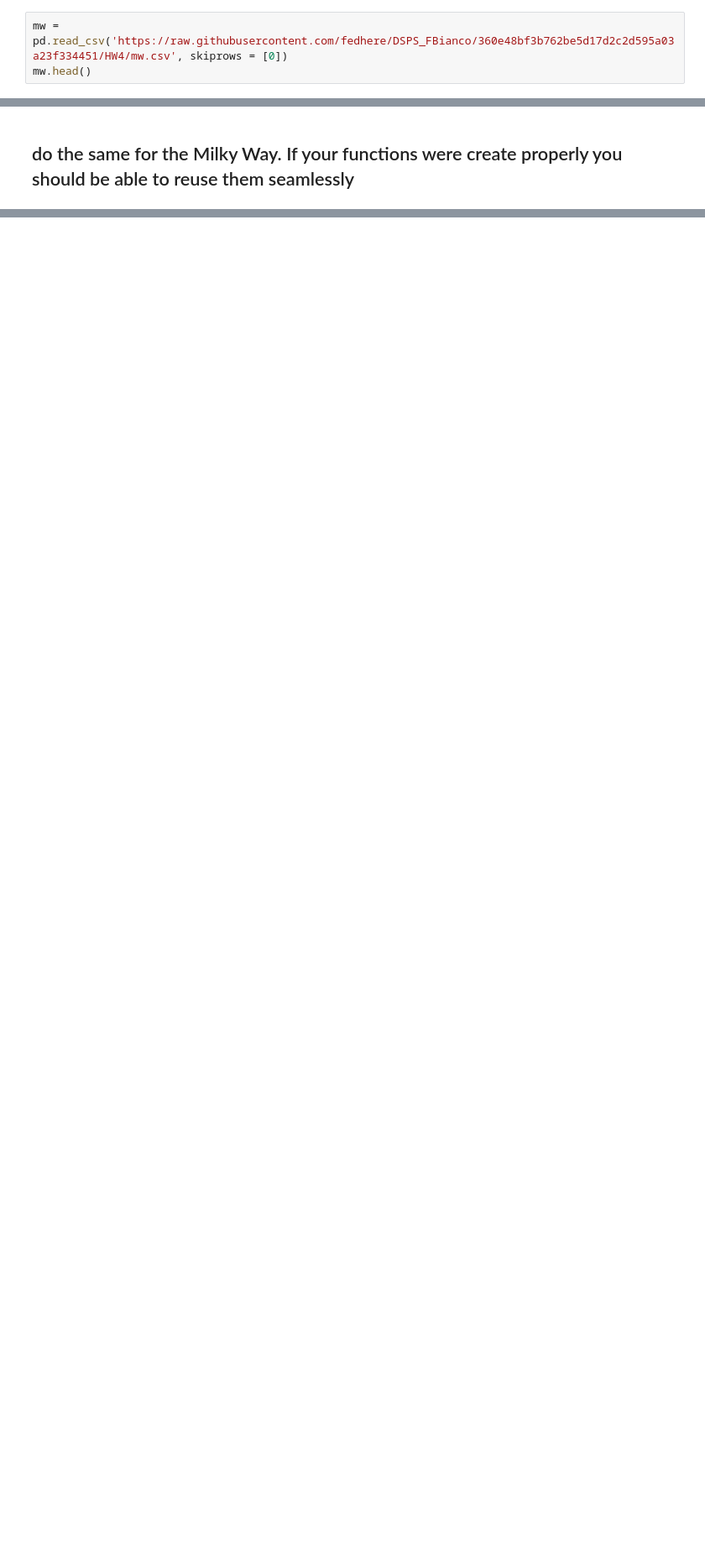
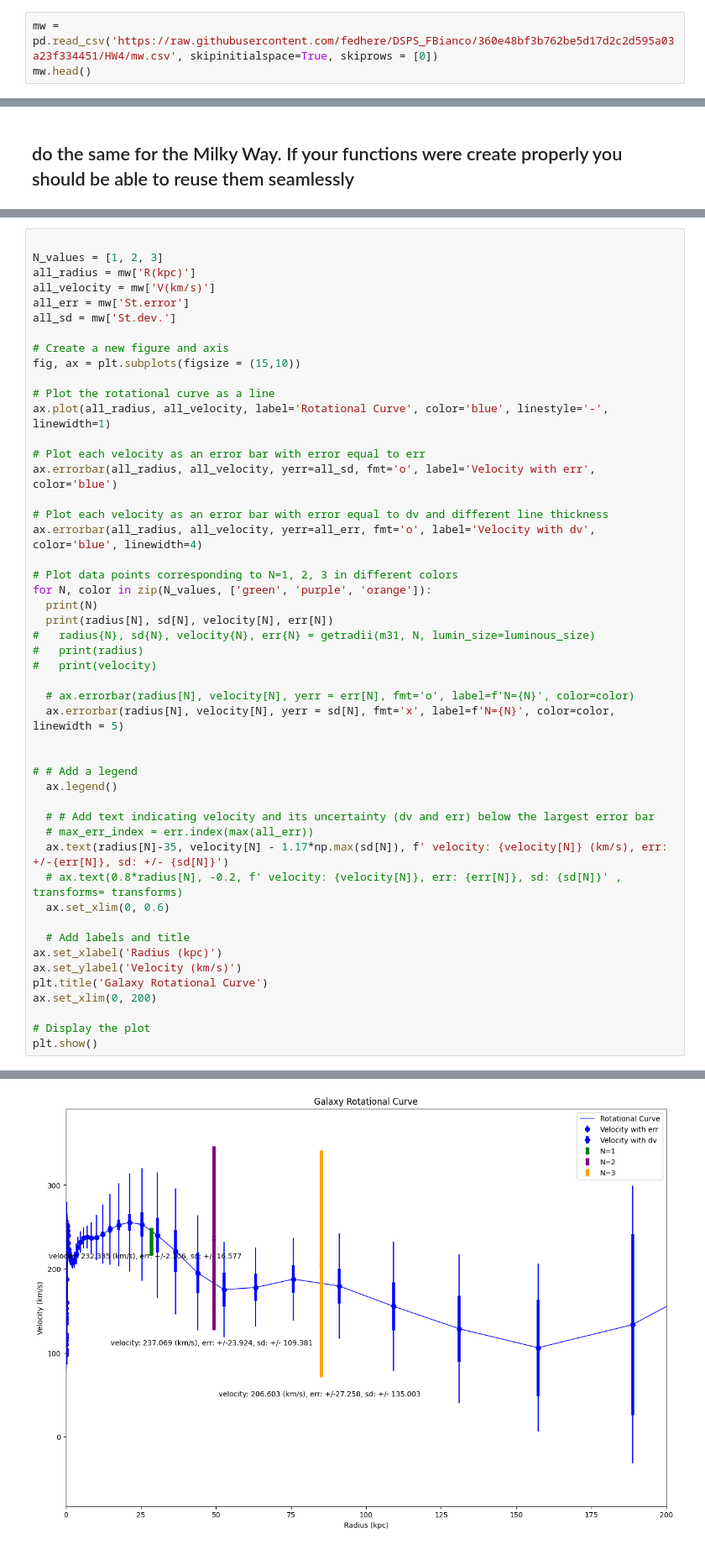
Before and after one commit to bivekpok/DSPS_BPokhrel, a Jupyter notebook: HW4/HW4.ipynb, the cells around one changed output, grey strips where cells are left out. Shown: that part at 84% size. Drawn from its saved outputs; the diff is of its cells as text; blank space fills up the shorter version.

```diff
--- a/HW4/HW4.ipynb
+++ b/HW4/HW4.ipynb
@@ -73,7 +97,7 @@ m31.head()
 | 3 | 0.173 | 207.601 | 4.573 | 4.200 |
 | 4 | 0.207 | 210.188 | 3.943 | 3.258 |
 # %%
-mw = pd.read_csv('https://raw.githubusercontent.com/fedhere/DSPS_FBianco/360e48bf3b762be5d17d2c2d595a03a23f334451/HW4/mw.csv', skiprows = [0])
+mw = pd.read_csv('https://raw.githubusercontent.com/fedhere/DSPS_FBianco/360e48bf3b762be5d17d2c2d595a03a23f334451/HW4/mw.csv', skipinitialspace=True, skiprows = [0])
 mw.head()
 # %% [output]
 |  | R(kpc) | V(km/s) | St.dev. | St.error |
@@ -374,0 +561,50 @@ https://en.wikipedia.org/wiki/Milky_Way
+# %%
+
+N_values = [1, 2, 3]
+all_radius = mw['R(kpc)']
+all_velocity = mw['V(km/s)']
+all_err = mw['St.error']
+all_sd = mw['St.dev.']
+
+# Create a new figure and axis
+fig, ax = plt.subplots(figsize = (15,10))
+
+# Plot the rotational curve as a line
+ax.plot(all_radius, all_velocity, label='Rotational Curve', color='blue', linestyle='-', linewidth=1)
+
+# Plot each velocity as an error bar with error equal to err
+ax.errorbar(all_radius, all_velocity, yerr=all_sd, fmt='o', label='Velocity with err', color='blue')
+
+# Plot each velocity as an error bar with error equal to dv and different line thickness
+ax.errorbar(all_radius, all_velocity, yerr=all_err, fmt='o', label='Velocity with dv', color='blue', linewidth=4)
+
+# Plot data points corresponding to N=1, 2, 3 in different colors
+for N, color in zip(N_values, ['green', 'purple', 'orange']):
+  print(N)
+  print(radius[N], sd[N], velocity[N], err[N])
+#   radius{N}, sd{N}, velocity{N}, err{N} = getradii(m31, N, lumin_size=luminous_size)
+#   print(radius)
+#   print(velocity)
+
+  # ax.errorbar(radius[N], velocity[N], yerr = err[N], fmt='o', label=f'N={N}', color=color)
+  ax.errorbar(radius[N], velocity[N], yerr = sd[N], fmt='x', label=f'N={N}', color=color, linewidth = 5)
+
+
+# # Add a legend
+  ax.legend()
+
+  # # Add text indicating velocity and its uncertainty (dv and err) below the largest error bar
+  # max_err_index = err.index(max(all_err))
+  ax.text(radius[N]-35, velocity[N] - 1.17*np.max(sd[N]), f' velocity: {velocity[N]} (km/s), err: +/-{err[N]}, sd: +/- {sd[N]}')
+  # ax.text(0.8*radius[N], -0.2, f' velocity: {velocity[N]}, err: {err[N]}, sd: {sd[N]}' , transforms= transforms)
+  ax.set_xlim(0, 0.6)
+
+  # Add labels and title
+ax.set_xlabel('Radius (kpc)')
+ax.set_ylabel('Velocity (km/s)')
+plt.title('Galaxy Rotational Curve')
+ax.set_xlim(0, 200)
+
+# Display the plot
+plt.show()
+# %% [output]
@@ -374,0 +617 @@ https://en.wikipedia.org/wiki/Milky_Way
+[figure, added]
```
Also changed, not shown: parts of 31 cells of this notebook.
